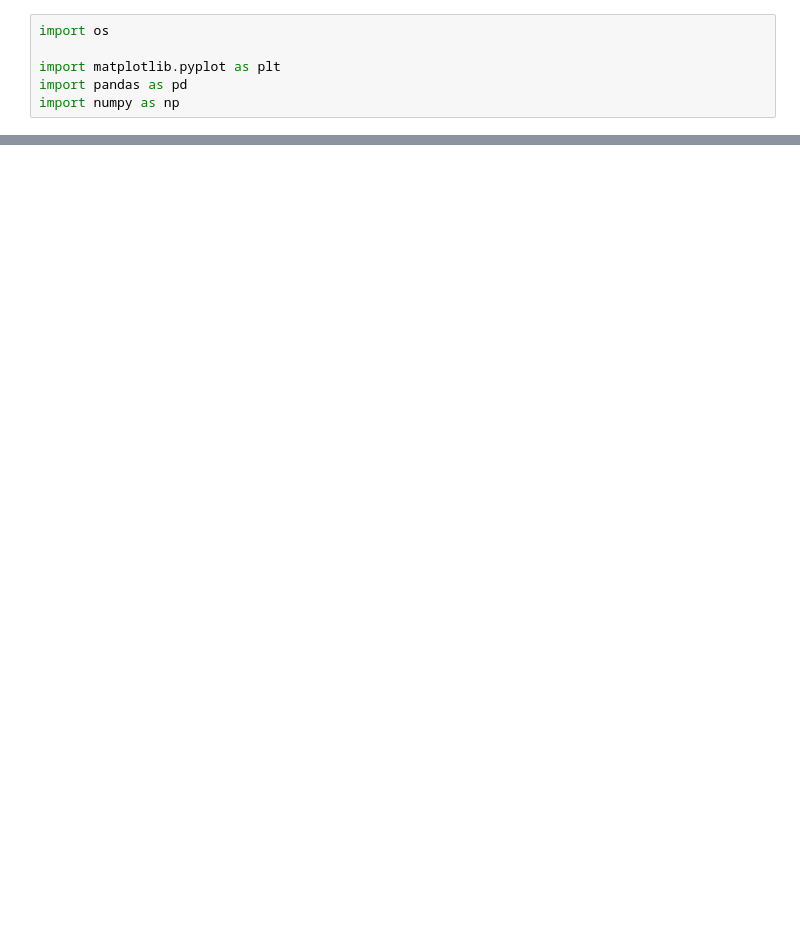
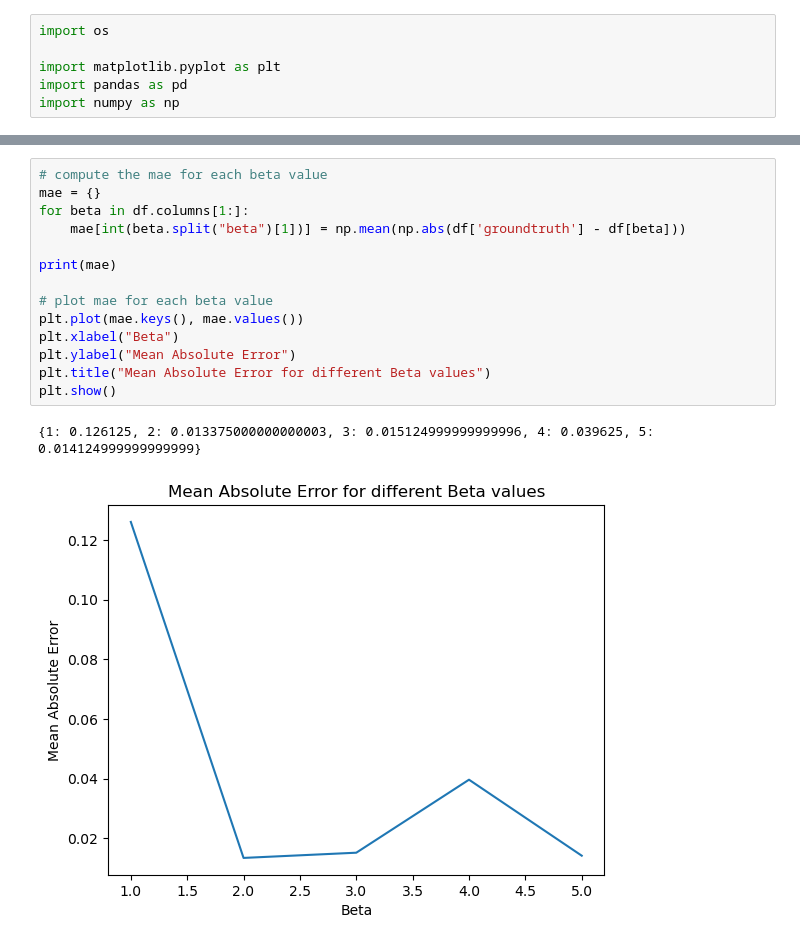
Before and after one commit to whyhardt/closedloop_rl, a Jupyter notebook: analysis_param_recovery.ipynb, the cells around one changed output, grey strips where cells are left out. Drawn from its saved outputs; the diff is of its cells as text; blank space fills up the shorter version.

```diff
--- a/analysis_param_recovery.ipynb
+++ b/analysis_param_recovery.ipynb
@@ -25,2 +26,19 @@ for file in files:
 # %% [output]
 ['recovered_coeffs_beta1.csv', 'recovered_coeffs_beta2.csv', 'recovered_coeffs_beta3.csv', 'recovered_coeffs_beta4.csv', 'recovered_coeffs_beta5.csv']
+# %%
+# compute the mae for each beta value
+mae = {}
+for beta in df.columns[1:]:
+    mae[int(beta.split("beta")[1])] = np.mean(np.abs(df['groundtruth'] - df[beta]))
+
+print(mae)
+
+# plot mae for each beta value
+plt.plot(mae.keys(), mae.values())
+plt.xlabel("Beta")
+plt.ylabel("Mean Absolute Error")
+plt.title("Mean Absolute Error for different Beta values")
+plt.show()
+# %% [output]
+{1: 0.126125, 2: 0.013375000000000003, 3: 0.015124999999999996, 4: 0.039625, 5: 0.014124999999999999}
+[figure, added]
```
Also changed, not shown: parts of 9 cells of this notebook, 56 other files.
